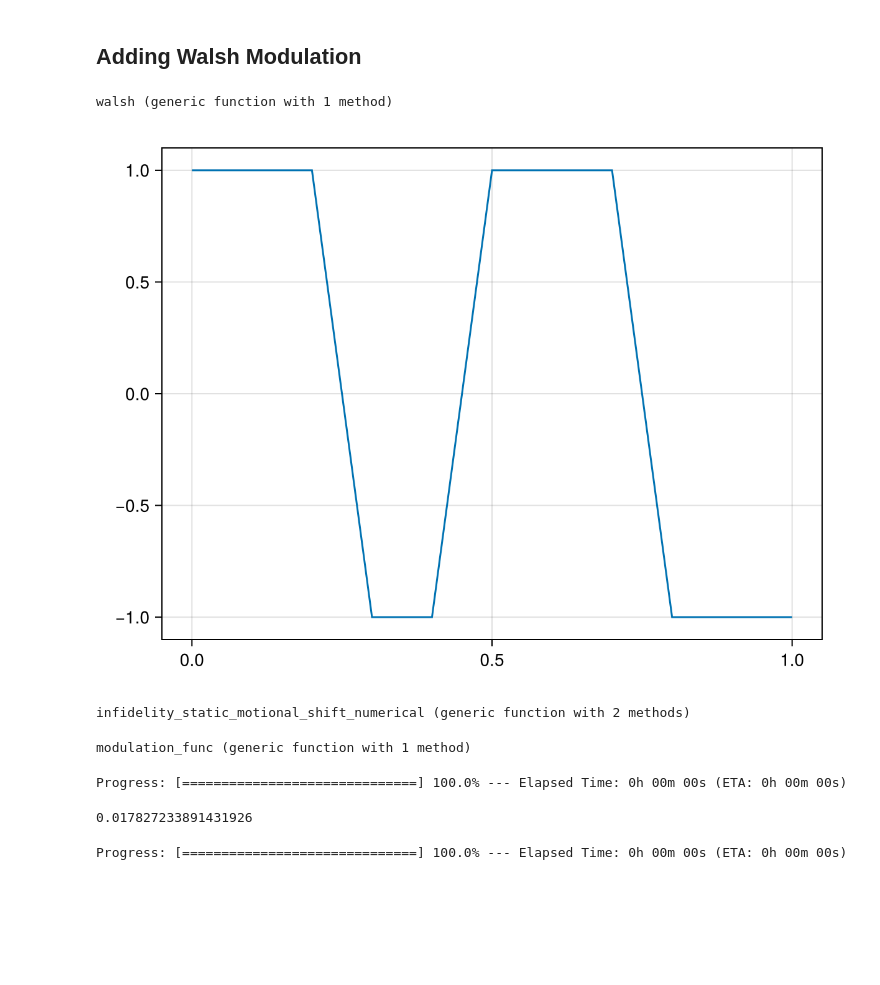
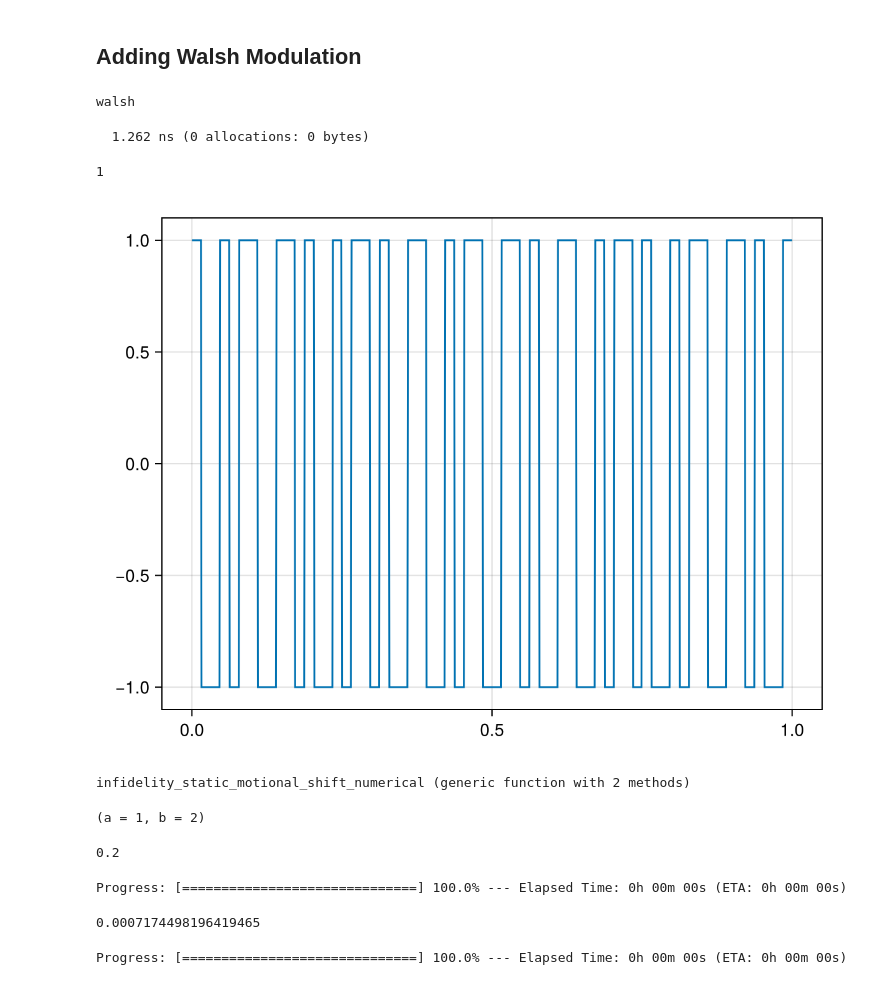
Before and after one commit to Lightup1/Penning_trap_electron, a Jupyter notebook: gate_infidelities/numerical.ipynb, the cells around one changed output. Saved outputs shown, nothing was run; the diff lists cells and outputs as text; code cells hidden in the pictures; blank space fills up the shorter version.

Commit message:
update any order walsh

```diff
--- a/gate_infidelities/numerical.ipynb
+++ b/gate_infidelities/numerical.ipynb
@@ -250,35 +266,45 @@ function Walsh_3(t)
     end
 end
 
-# Map x=1 → 1⁻ (the next smaller Float), leave others unchanged
-@inline _left_limit_one(x::Real) = (xf = float(x); xf == one(xf) ? prevfloat(xf) : xf)
+# Utility: number of binary digits needed to represent k
+# For example: k=0 → 0,  k=3 (0b11) → 2
+@inline bitlen(k::Integer) = k == 0 ? 0 : (sizeof(UInt)*8 - leading_zeros(UInt(k)))
+
+# Utility: map x=1.0 to "just below 1" (so the value at 1 is the left-limit)
+@inline to_left1(x::Real) = (xf = float(x); xf == 1 ? prevfloat(xf) : xf)
 
 """
-    walsh(k, x; m=20) -> Int8
+    walsh(k, x) -> Int8
 
-Walsh W(k,x) on [0,1], with W(k,1) defined as lim_{x→1−} W(k,x).
-Uses m dyadic bits (2^m bins).
+Stable Walsh function evaluation on [0,1].
+- k is the Walsh function index.
+- x is in [0,1]. If x==1, we return the left-limit value.
+- This implementation automatically chooses the correct dyadic resolution
+  based on k, so the result does not change with an arbitrary parameter m.
 """
-@inline function walsh(k::Integer, x::Real; m::Int=20)::Int8
-    xf = _left_limit_one(x)                         # handle x=1 gracefully
-    @assert 0 ≤ xf < 1 "x must be in [0,1]"
-    j = min(floor(Int, ldexp(xf, m)), (1<<m)-1)     # bin index ∈ 0..2^m-1
-    return isodd(count_ones(k & j)) ? Int8(-1) : Int8(1)
+@inline function walsh(k::Integer, x::Real)::Int8
+    xf = to_left1(x)
+    @assert 0 ≤ xf ≤ 1 "x must be in [0,1]"
+    B = bitlen(k)                           # number of bits needed for k
+    B == 0 && return Int8(1)                # W0(x) = +1 everywhere
+    N  = UInt(1) << B                       # number of dyadic bins = 2^B
+    j  = clamp(floor(UInt, ldexp(xf, B)),   # bin index j = floor(x*2^B)
+               UInt(0), N-UInt(1))
+    # Value is (-1)^(popcount(k & j))
+    return isodd(count_ones(UInt(k) & j)) ? Int8(-1) : Int8(1)
 end
-@inline function walsh(k::Integer, x::Real; m::Int=20)::Int8
-    xf = _left_limit_one(x)                         # handle x=1 gracefully
-    @assert 0 ≤ xf < 1 "x must be in [0,1)"
-    # dyadic cell index at resolution m
-    idx = ifelse(xf == 0, 0, min(floor(Int, ldexp(float(xf), m)), (1<<m)-1))
-    # value = (-1)^(popcount(k & idx))
-    return isodd(count_ones(k & idx)) ? Int8(-1) : Int8(1)
-end
 # %% [output]
-walsh (generic function with 1 method)
+walsh
+# %%
+using BenchmarkTools
+@btime walsh(7, 0.1)
+# %% [output]
+  1.262 ns (0 allocations: 0 bytes)
+1
 # %%
-x=0:0.1:1
-lines(x,walsh.(1,x,m=50))
+x=0:0.001:1
+lines(x,walsh.(2^6-1,x))
 # %% [output]
-[figure, old version]
+[figure, new version]
 # %%
 function infidelity_static_motional_shift_numerical(Ω,δ,ψ0,Walsh_integer::Int;kwargs...)
@@ -323,20 +349,24 @@ function infidelity_static_motional_shift_numerical(Ω,δ,ψ0,Walsh_integer::Int
 end
 # %% [output]
 infidelity_static_motional_shift_numerical (generic function with 2 methods)
+# %%
+(a=1,b=2)
+# %% [output]
+(a = 1, b = 2)
 # %%
 N = 30
 ψ0 = basis(2,1) ⊗ basis(2,1) ⊗ fock(N,0) #↓↓
 ψ0= (sqrt(1/3)*basis(2,1) ⊗ basis(2,1) + sqrt(2/3)*basis(2,0) ⊗ basis(2,0)) ⊗ fock(N,0) #√1/3 ↓↓ + √2/3 ↑↑
 Ω=1.0
 δ=2e-1
-modulation_func(p,t)=Walsh_1(t/p[1])
+# modulation_func(p,t)=Walsh_1(t/p[1])
 # %% [output]
-modulation_func (generic function with 1 method)
+0.2
 # %%
-infidelity_static_motional_shift_numerical(Ω,δ,ψ0,modulation_func)
+infidelity_static_motional_shift_numerical(Ω,δ,ψ0,1)
 # %% [output]
 Progress: [==============================] 100.0% --- Elapsed Time: 0h 00m 00s (ETA: 0h 00m 00s)
-0.017827233891431926
+0.0007174498196419465
 # %%
 infidelity_static_motional_shift_numerical(Ω,δ,ψ0)
 # %% [output]
```
Also changed, not shown: parts of 3 cells of this notebook.
